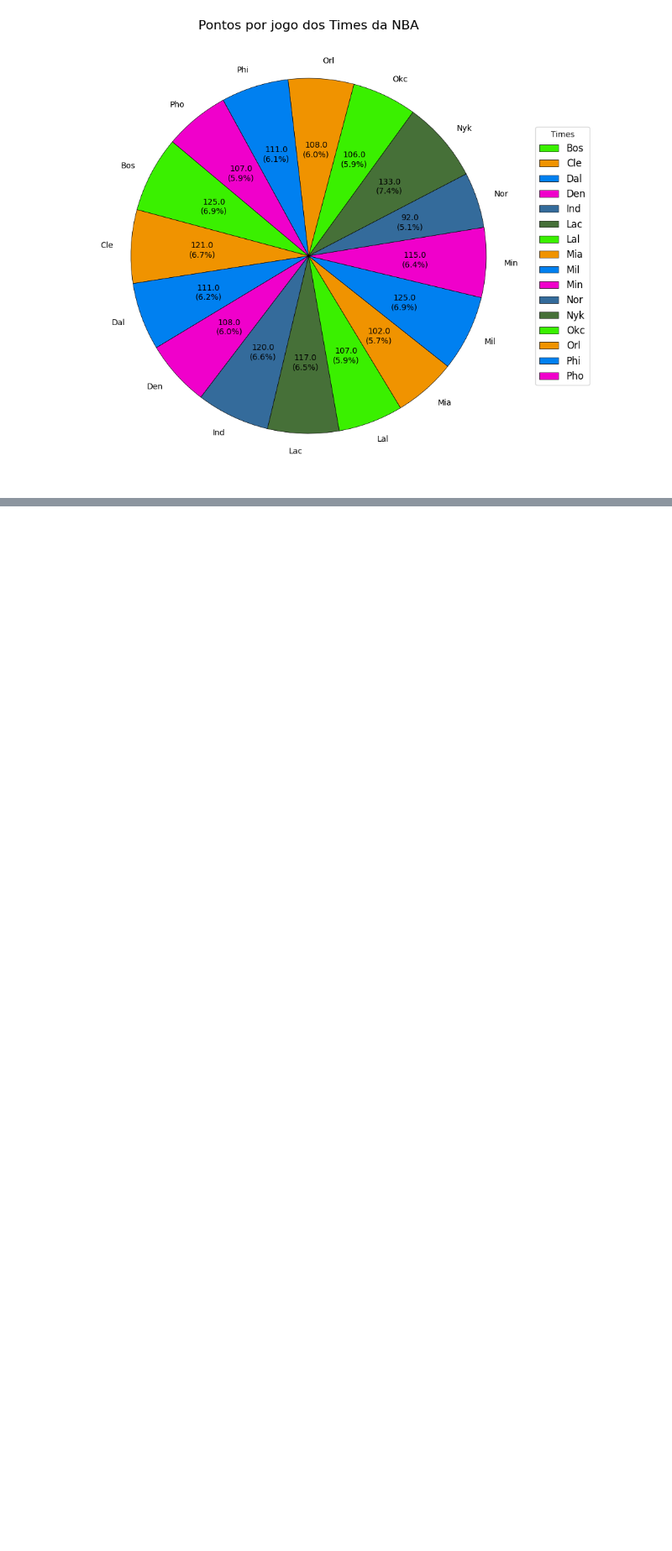
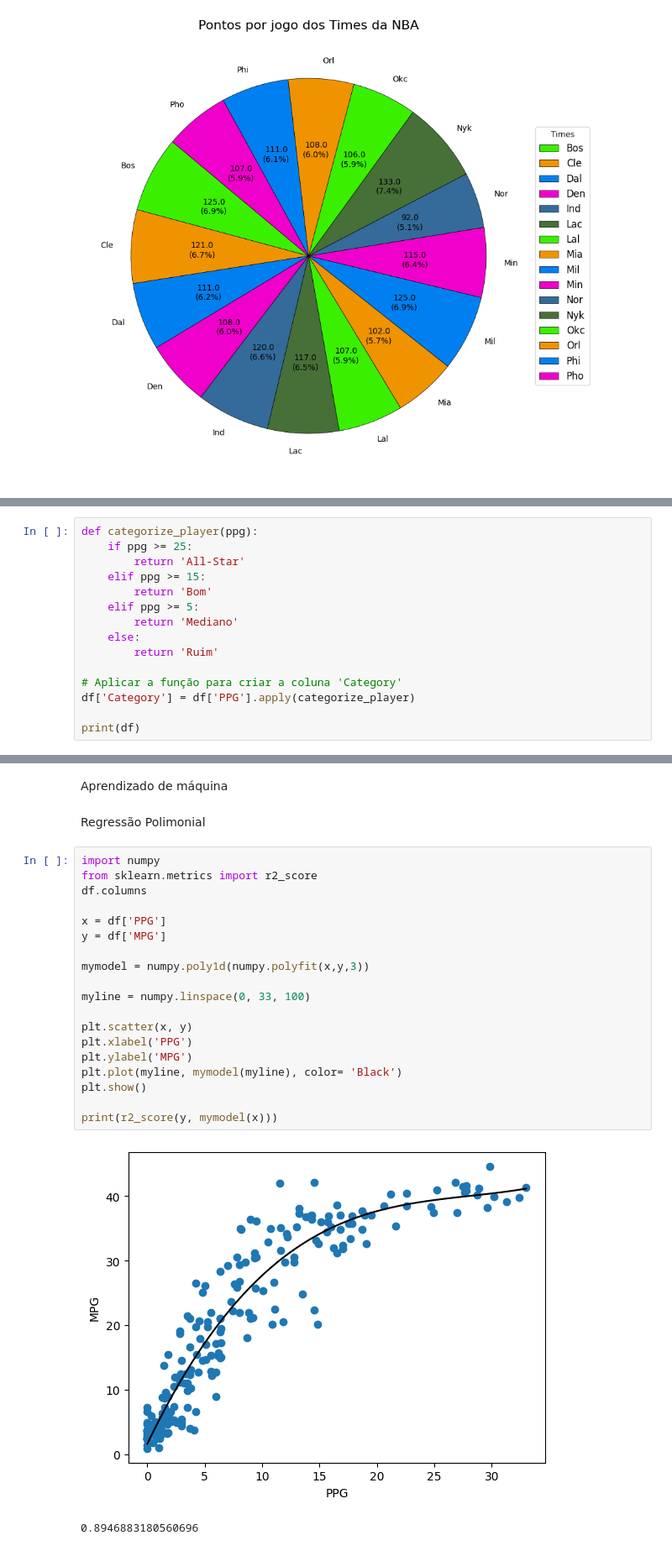
Before and after one commit to MatheusBacetic/nba-analysis, a Jupyter notebook: nba.ipynb, the cells around one changed output, grey strips where cells are left out. Shown at 84% size. Saved outputs shown, nothing was run; the diff lists cells and outputs as text; blank space fills up the shorter version.

```diff
--- a/nba.ipynb
+++ b/nba.ipynb
@@ -104,0 +98,15 @@ Index(['RANK', 'NAME', 'TEAM', 'POS', 'AGE', 'GP', 'MPG', 'USG%', 'TO%', 'FTA',
+# %%
+def categorize_player(ppg):
+    if ppg >= 25:
+        return 'All-Star'
+    elif ppg >= 15:
+        return 'Bom'
+    elif ppg >= 5:
+        return 'Mediano'
+    else:
+        return 'Ruim'
+
+# Aplicar a função para criar a coluna 'Category'
+df['Category'] = df['PPG'].apply(categorize_player)
+
+print(df)
@@ -104,0 +131,26 @@ Index(['RANK', 'NAME', 'TEAM', 'POS', 'AGE', 'GP', 'MPG', 'USG%', 'TO%', 'FTA',
+# %% [markdown]
+Aprendizado de máquina
+# %% [markdown]
+Regressão Polimonial
+# %%
+import numpy
+from sklearn.metrics import r2_score
+df.columns
+
+x = df['PPG']
+y = df['MPG']
+
+mymodel = numpy.poly1d(numpy.polyfit(x,y,3))
+
+myline = numpy.linspace(0, 33, 100)
+
+plt.scatter(x, y)
+plt.xlabel('PPG')
+plt.ylabel('MPG')
+plt.plot(myline, mymodel(myline), color= 'Black')
+plt.show()
+
+print(r2_score(y, mymodel(x)))
+# %% [output]
+[figure, added]
+0.8946883180560696
```
Also changed, not shown: parts of 16 cells of this notebook.
